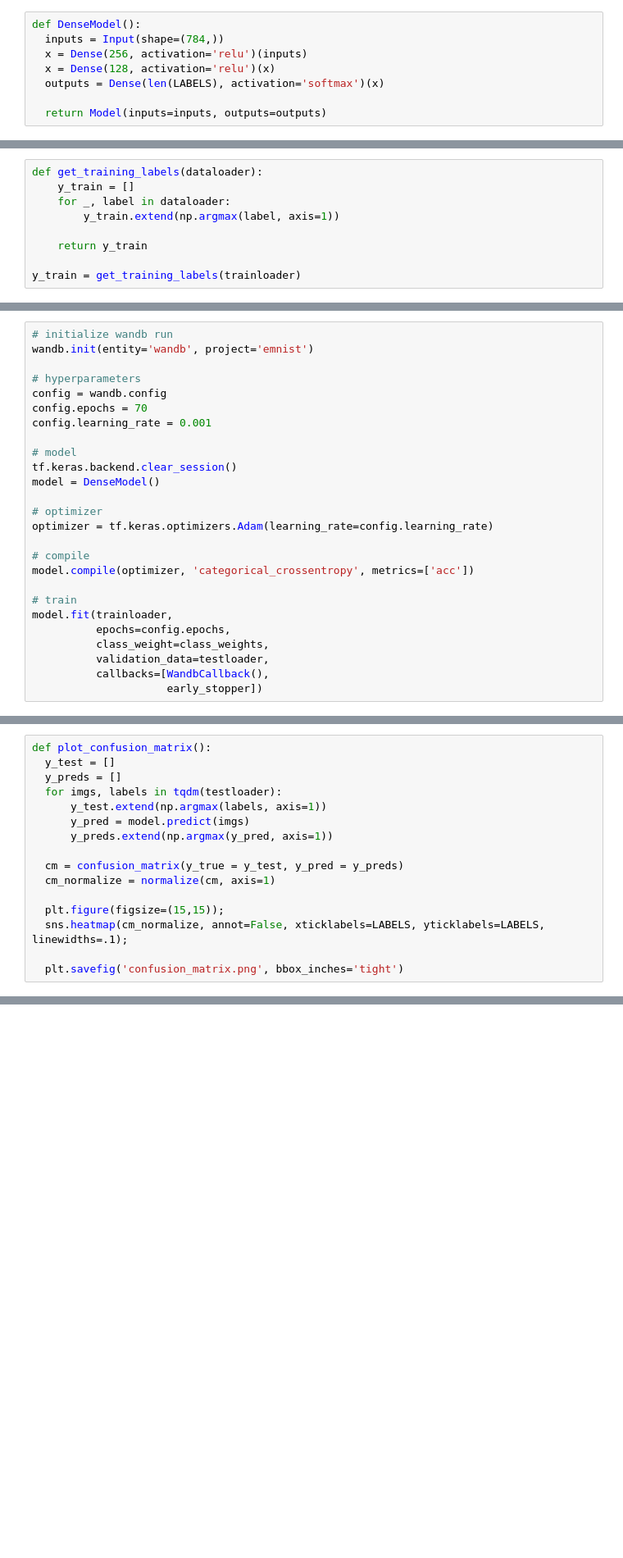
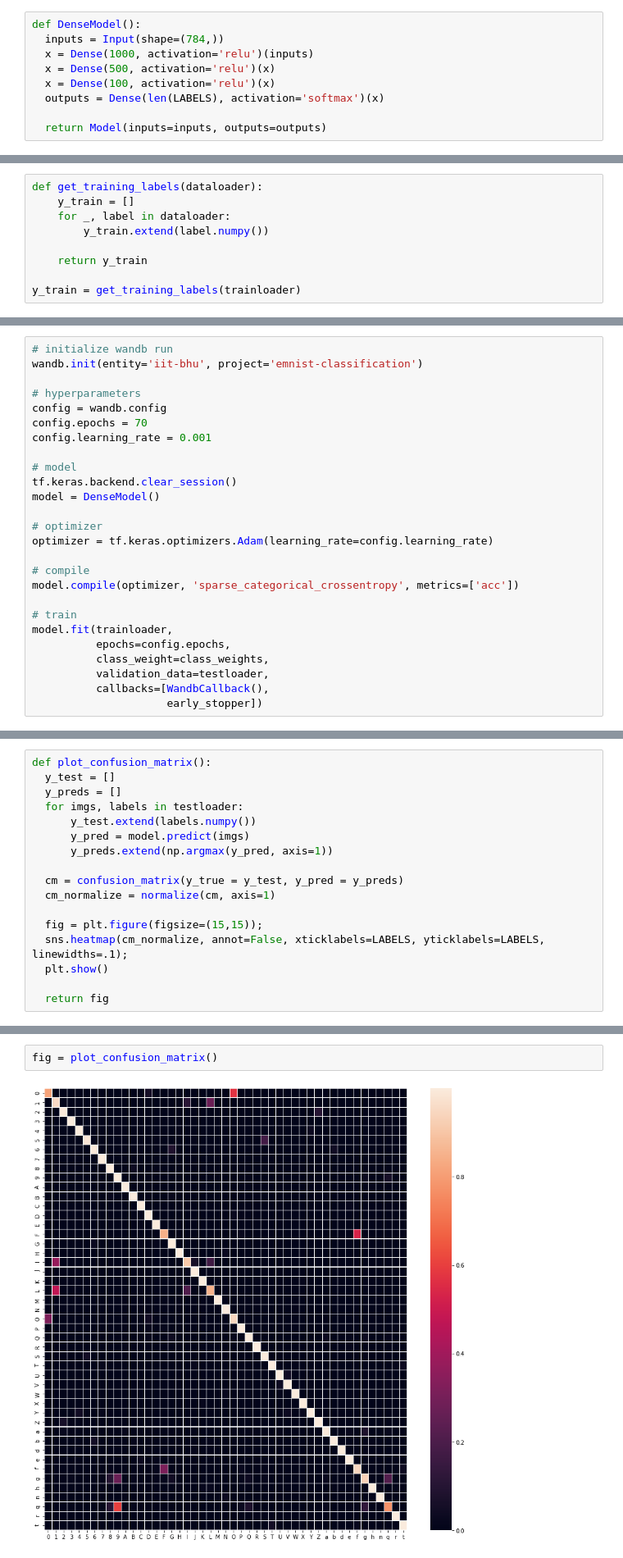
Before and after one commit to wandb/awesome-dl-projects, a Jupyter notebook: ml-tutorial/EMNIST_Dense_Classification_with_Class_Weights.ipynb, the cells around one changed output, grey strips where cells are left out. Shown at 82% size. Cells and saved outputs as stored; diff of their text form; blank space fills up the shorter version.

```diff
--- a/ml-tutorial/EMNIST_Dense_Classification_with_Class_Weights.ipynb
+++ b/ml-tutorial/EMNIST_Dense_Classification_with_Class_Weights.ipynb
@@ -135,8 +130,9 @@ for n in range(25):
 # %%
 def DenseModel():
   inputs = Input(shape=(784,))
-  x = Dense(256, activation='relu')(inputs)
-  x = Dense(128, activation='relu')(x)
+  x = Dense(1000, activation='relu')(inputs)
+  x = Dense(500, activation='relu')(x)
+  x = Dense(100, activation='relu')(x)
   outputs = Dense(len(LABELS), activation='softmax')(x)
 
   return Model(inputs=inputs, outputs=outputs)
@@ -173,7 +171,7 @@ early_stopper = tf.keras.callbacks.EarlyStopping(
 def get_training_labels(dataloader):
     y_train = []
     for _, label in dataloader:
-        y_train.extend(np.argmax(label, axis=1))
+        y_train.extend(label.numpy())
 
     return y_train
 
@@ -207,7 +205,7 @@ class_weights
 #### Train
 # %%
 # initialize wandb run
-wandb.init(entity='wandb', project='emnist')
+wandb.init(entity='iit-bhu', project='emnist-classification')
 
 # hyperparameters
 config = wandb.config
@@ -222,7 +220,7 @@ model = DenseModel()
 optimizer = tf.keras.optimizers.Adam(learning_rate=config.learning_rate)
 
 # compile
-model.compile(optimizer, 'categorical_crossentropy', metrics=['acc'])
+model.compile(optimizer, 'sparse_categorical_crossentropy', metrics=['acc'])
 
 # train
 model.fit(trainloader,
@@ -257,15 +257,16 @@ Epoch 12/70
 def plot_confusion_matrix():
   y_test = []
   y_preds = []
-  for imgs, labels in tqdm(testloader):
-      y_test.extend(np.argmax(labels, axis=1))
+  for imgs, labels in testloader:
+      y_test.extend(labels.numpy())
       y_pred = model.predict(imgs)
       y_preds.extend(np.argmax(y_pred, axis=1))
 
   cm = confusion_matrix(y_true = y_test, y_pred = y_preds)
   cm_normalize = normalize(cm, axis=1)
 
-  plt.figure(figsize=(15,15));
+  fig = plt.figure(figsize=(15,15));
   sns.heatmap(cm_normalize, annot=False, xticklabels=LABELS, yticklabels=LABELS, linewidths=.1);
+  plt.show()
 
-  plt.savefig('confusion_matrix.png', bbox_inches='tight')
+  return fig
@@ -277,0 +273,4 @@ wandb.log({"image_confusion_matrix": [wandb.Image('confusion_matrix.png')]})
+# %%
+fig = plot_confusion_matrix()
+# %% [output]
+[figure, added]
```
Also changed, not shown: parts of 11 cells of this notebook.
